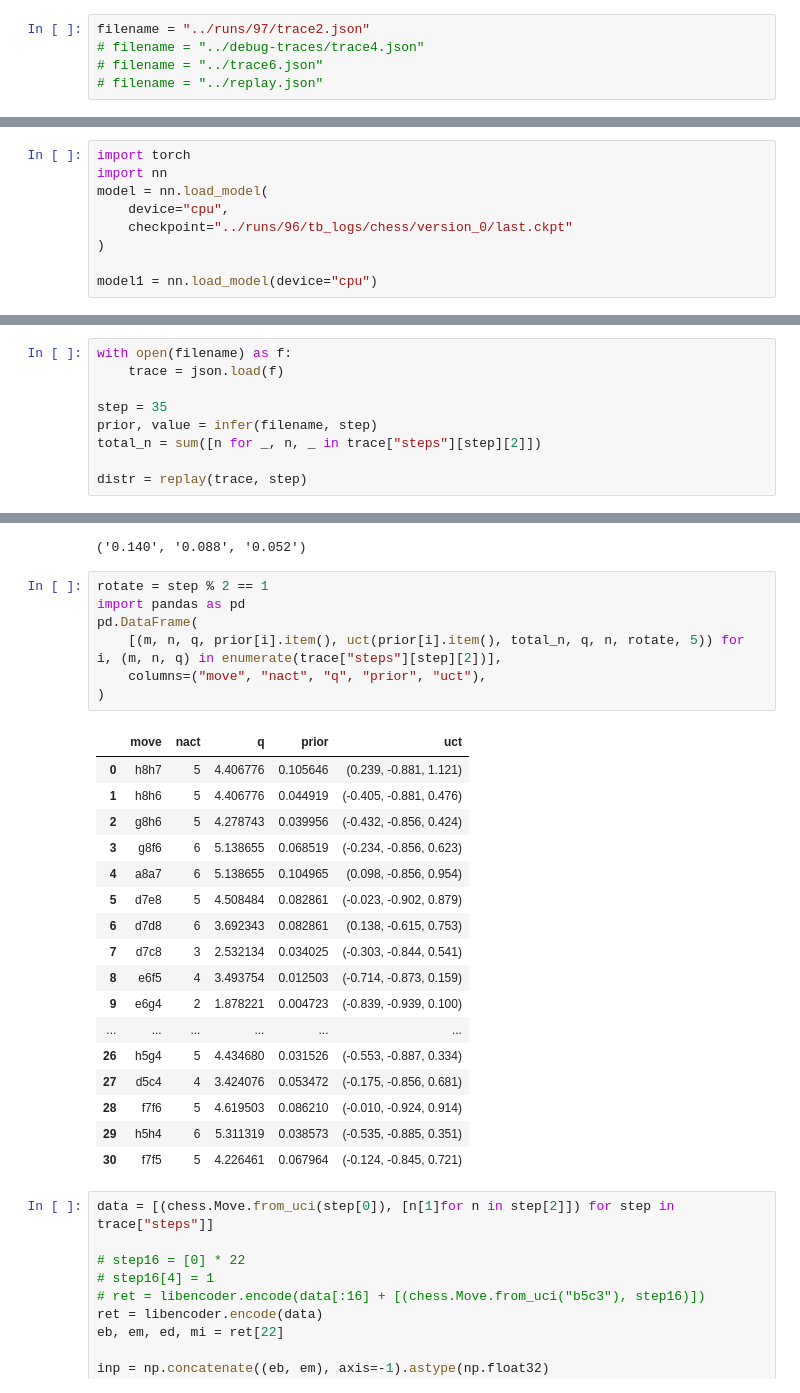
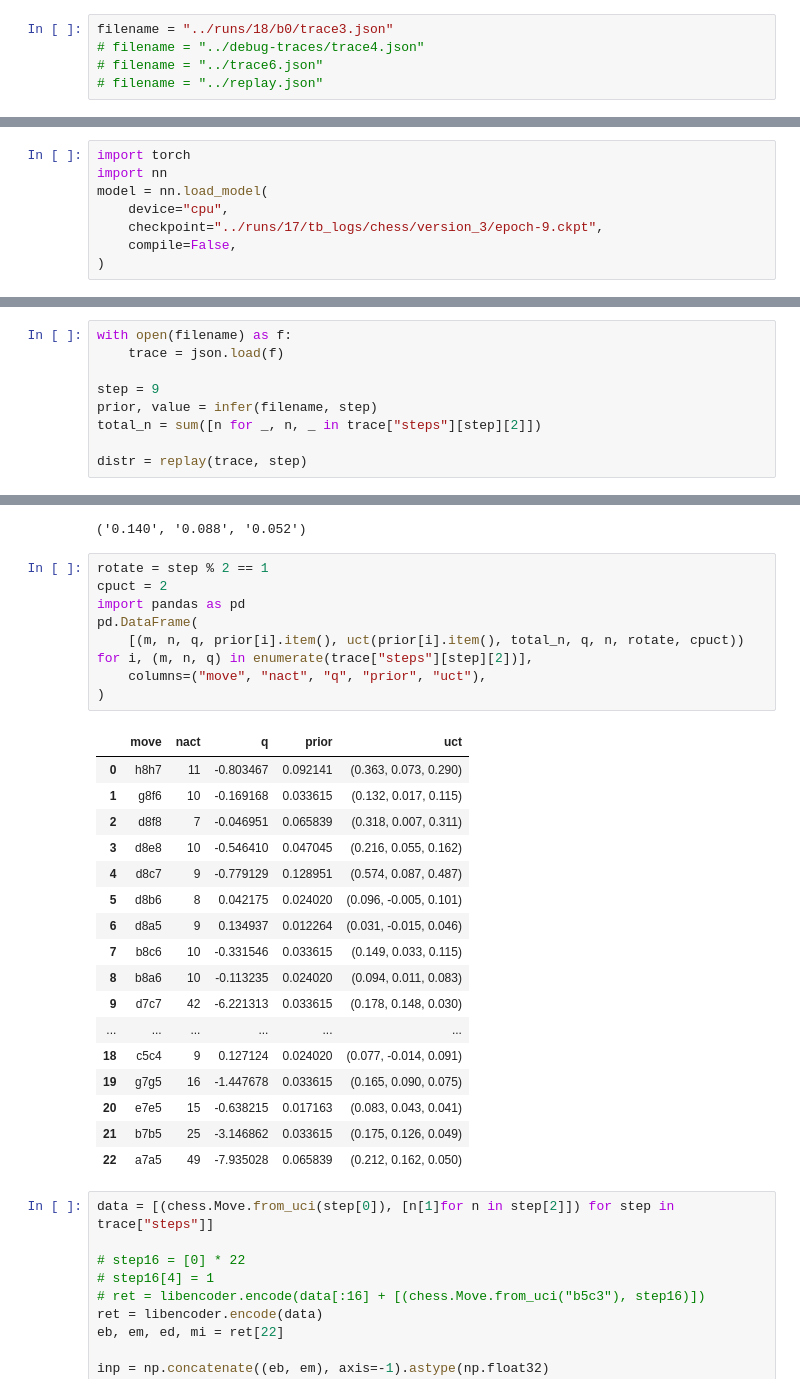
Before and after one commit to pierric/smart-chess-rust, a Jupyter notebook: scripts/visualize.ipynb, the cells around one changed output, grey strips where cells are left out. Drawn from its saved outputs; the diff is of its cells as text.

```diff
--- a/scripts/visualize.ipynb
+++ b/scripts/visualize.ipynb
@@ -33,7 +33,7 @@ def replay(trace, step):
     score = [v / sum_num for v in num_acts]
     return b, list(zip(moves, score, q_values, num_acts))
 # %%
-filename = "../runs/97/trace2.json"
+filename = "../runs/18/b0/trace3.json"
 # filename = "../debug-traces/trace4.json"
 # filename = "../trace6.json"
 # filename = "../replay.json"
@@ -86,8 +86,7 @@ import torch
 import nn
 model = nn.load_model(
     device="cpu",
-    checkpoint="../runs/96/tb_logs/chess/version_0/last.ckpt"
+    checkpoint="../runs/17/tb_logs/chess/version_3/epoch-9.ckpt",
+    compile=False,
 )
-
-model1 = nn.load_model(device="cpu")
 # %% [output]
@@ -111,7 +110,7 @@ def infer(fn, index):
 with open(filename) as f:
     trace = json.load(f)
 
-step = 35
+step = 9
 prior, value = infer(filename, step)
 total_n = sum([n for _, n, _ in trace["steps"][step][2]])
 
@@ -140,29 +138,30 @@ uct(0.040944, 160, 0.087995, 1, False, 0.2)
 ('0.140', '0.088', '0.052')
 # %%
 rotate = step % 2 == 1
+cpuct = 2
 import pandas as pd
 pd.DataFrame(
-    [(m, n, q, prior[i].item(), uct(prior[i].item(), total_n, q, n, rotate, 5)) for i, (m, n, q) in enumerate(trace["steps"][step][2])],
+    [(m, n, q, prior[i].item(), uct(prior[i].item(), total_n, q, n, rotate, cpuct)) for i, (m, n, q) in enumerate(trace["steps"][step][2])],
     columns=("move", "nact", "q", "prior", "uct"),
 )
 # %% [output]
 |  | move | nact | q | prior | uct |
-| 0 | h8h7 | 5 | 4.406776 | 0.105646 | (0.239, -0.881, 1.121) |
-| 1 | h8h6 | 5 | 4.406776 | 0.044919 | (-0.405, -0.881, 0.476) |
-| 2 | g8h6 | 5 | 4.278743 | 0.039956 | (-0.432, -0.856, 0.424) |
-| 3 | g8f6 | 6 | 5.138655 | 0.068519 | (-0.234, -0.856, 0.623) |
-| 4 | a8a7 | 6 | 5.138655 | 0.104965 | (0.098, -0.856, 0.954) |
-| 5 | d7e8 | 5 | 4.508484 | 0.082861 | (-0.023, -0.902, 0.879) |
-| 6 | d7d8 | 6 | 3.692343 | 0.082861 | (0.138, -0.615, 0.753) |
-| 7 | d7c8 | 3 | 2.532134 | 0.034025 | (-0.303, -0.844, 0.541) |
-| 8 | e6f5 | 4 | 3.493754 | 0.012503 | (-0.714, -0.873, 0.159) |
-| 9 | e6g4 | 2 | 1.878221 | 0.004723 | (-0.839, -0.939, 0.100) |
+| 0 | h8h7 | 11 | -0.803467 | 0.092141 | (0.363, 0.073, 0.290) |
+| 1 | g8f6 | 10 | -0.169168 | 0.033615 | (0.132, 0.017, 0.115) |
+| 2 | d8f8 | 7 | -0.046951 | 0.065839 | (0.318, 0.007, 0.311) |
+| 3 | d8e8 | 10 | -0.546410 | 0.047045 | (0.216, 0.055, 0.162) |
+| 4 | d8c7 | 9 | -0.779129 | 0.128951 | (0.574, 0.087, 0.487) |
+| 5 | d8b6 | 8 | 0.042175 | 0.024020 | (0.096, -0.005, 0.101) |
+| 6 | d8a5 | 9 | 0.134937 | 0.012264 | (0.031, -0.015, 0.046) |
+| 7 | b8c6 | 10 | -0.331546 | 0.033615 | (0.149, 0.033, 0.115) |
+| 8 | b8a6 | 10 | -0.113235 | 0.024020 | (0.094, 0.011, 0.083) |
+| 9 | d7c7 | 42 | -6.221313 | 0.033615 | (0.178, 0.148, 0.030) |
 | ... | ... | ... | ... | ... | ... |
-| 26 | h5g4 | 5 | 4.434680 | 0.031526 | (-0.553, -0.887, 0.334) |
-| 27 | d5c4 | 4 | 3.424076 | 0.053472 | (-0.175, -0.856, 0.681) |
-| 28 | f7f6 | 5 | 4.619503 | 0.086210 | (-0.010, -0.924, 0.914) |
-| 29 | h5h4 | 6 | 5.311319 | 0.038573 | (-0.535, -0.885, 0.351) |
-| 30 | f7f5 | 5 | 4.226461 | 0.067964 | (-0.124, -0.845, 0.721) |
+| 18 | c5c4 | 9 | 0.127124 | 0.024020 | (0.077, -0.014, 0.091) |
+| 19 | g7g5 | 16 | -1.447678 | 0.033615 | (0.165, 0.090, 0.075) |
+| 20 | e7e5 | 15 | -0.638215 | 0.017163 | (0.083, 0.043, 0.041) |
+| 21 | b7b5 | 25 | -3.146862 | 0.033615 | (0.175, 0.126, 0.049) |
+| 22 | a7a5 | 49 | -7.935028 | 0.065839 | (0.212, 0.162, 0.050) |
 # %%
 data = [(chess.Move.from_uci(step[0]), [n[1]for n in step[2]]) for step in trace["steps"]]
 
```
Also changed, not shown: parts of 3 cells of this notebook.
